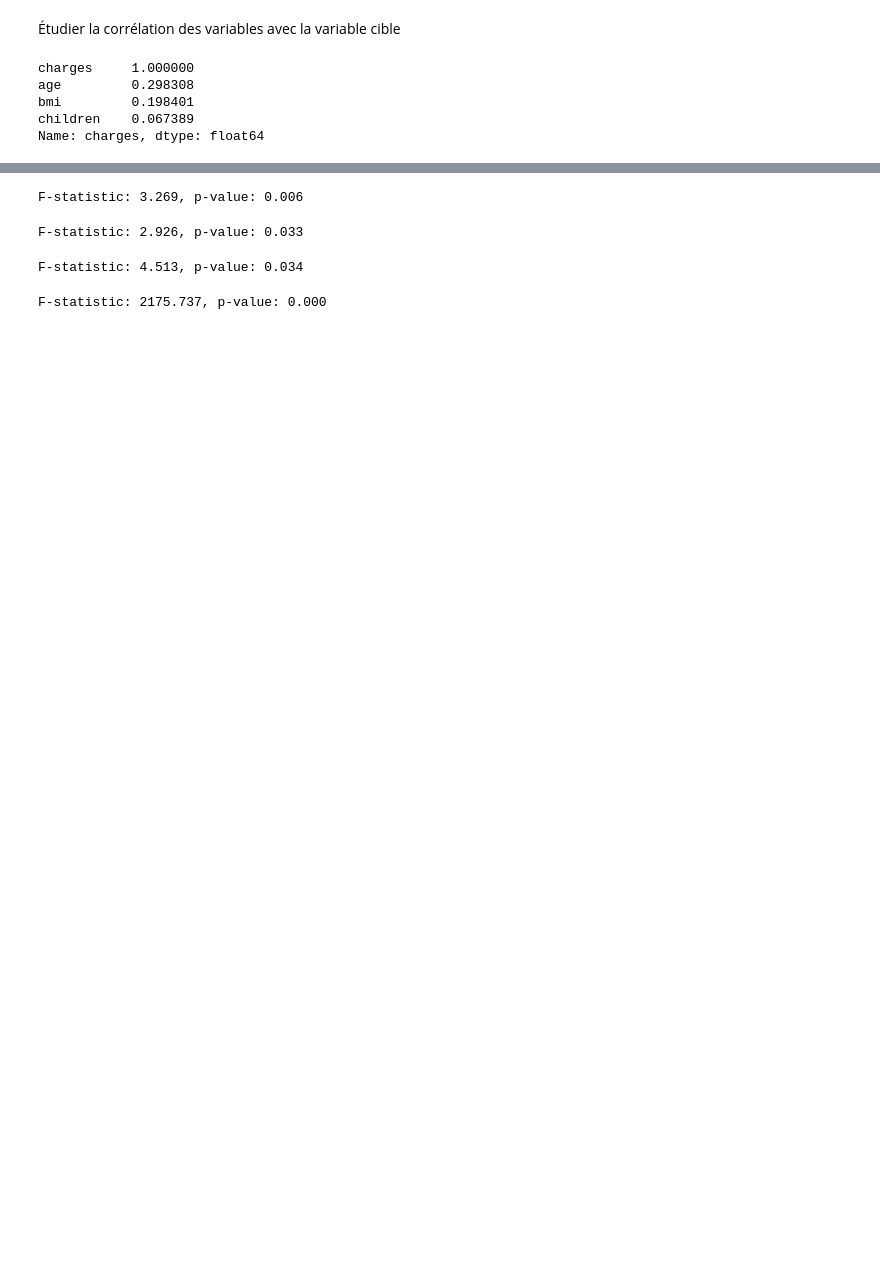
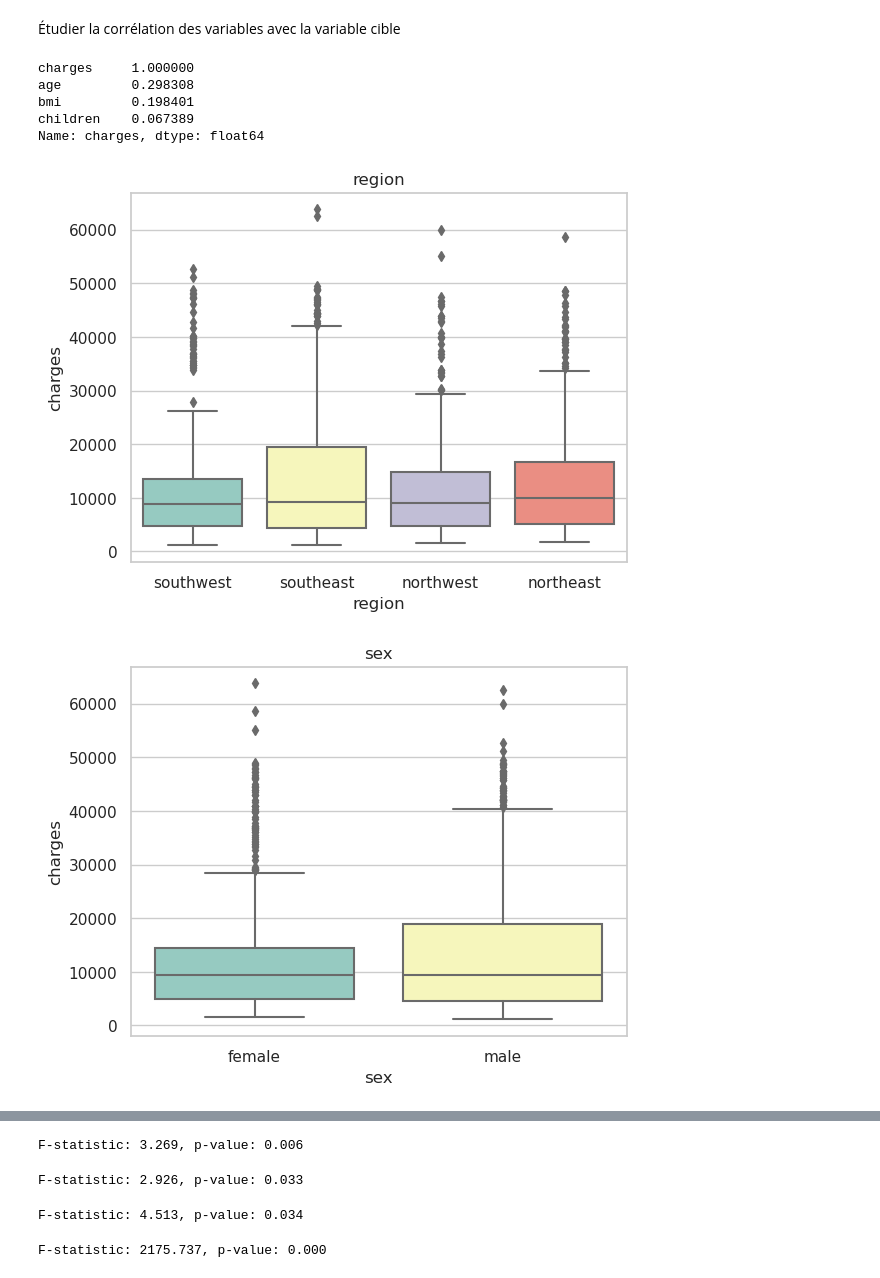
Before and after one commit to StevenDelval/Predire-une-prime-d-assurance-grace-l-IA, a Jupyter notebook: partie_analyse.ipynb, the cells around one changed output, grey strips where cells are left out. Saved outputs shown, nothing was run; the diff lists cells and outputs as text; code cells hidden in the pictures; blank space fills up the shorter version.

```diff
--- a/partie_analyse.ipynb
+++ b/partie_analyse.ipynb
@@ -111,3 +113,14 @@ age         0.298308
 bmi         0.198401
 children    0.067389
 Name: charges, dtype: float64
+# %%
+for column in ["region","sex","smoker","children"] :
+
+    sns.set(style="whitegrid")
+    sns.boxplot(x=column, y="charges", data=df, palette="Set3")
+    plt.ylabel("charges")
+    plt.title(column)
+    plt.show()
+# %% [output]
+[figure, added]
+[figure, added]
```
Also changed, not shown: parts of 8 cells of this notebook.
